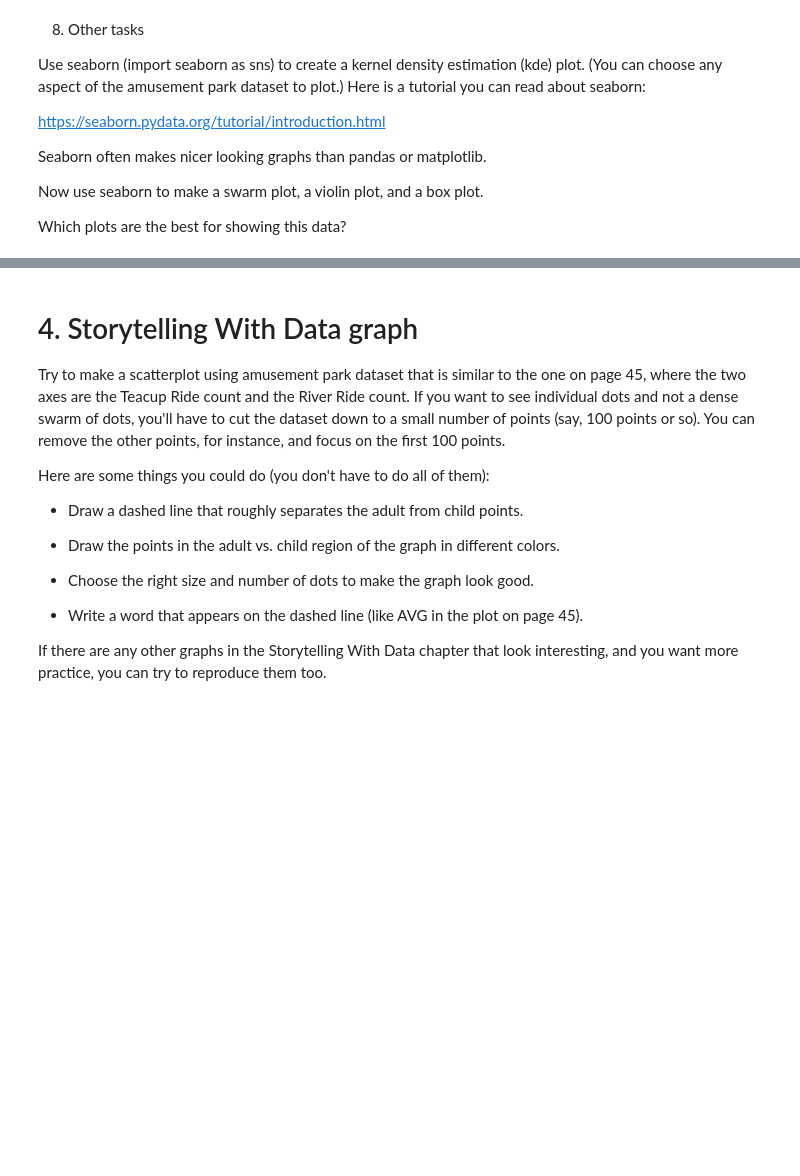
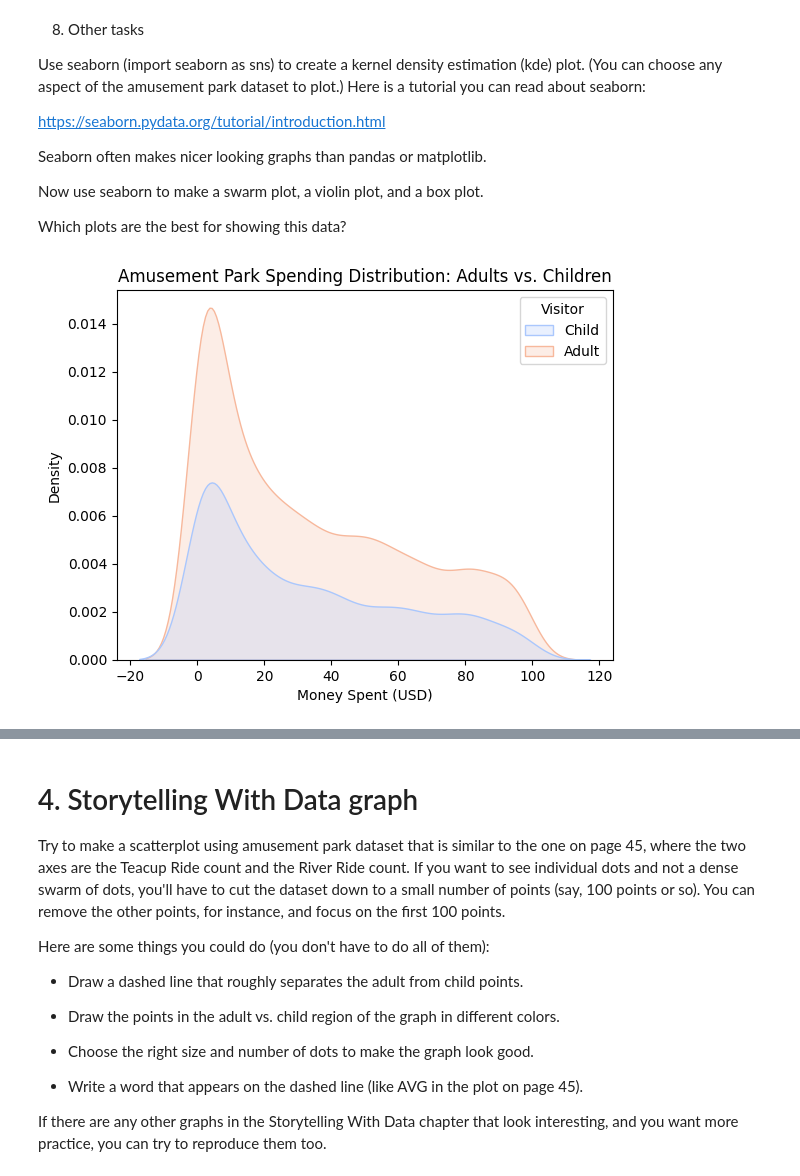
Before and after one commit to aidandig/DX699-ModB2, a Jupyter notebook: Homework/OMDS-ModB2-Week3-DiGregorio-Aidan.ipynb, the cells around one changed output, grey strips where cells are left out. Cells and saved outputs as stored; diff of their text form; code cells hidden in the pictures; blank space fills up the shorter version.

```diff
--- a/Homework/OMDS-ModB2-Week3-DiGregorio-Aidan.ipynb
+++ b/Homework/OMDS-ModB2-Week3-DiGregorio-Aidan.ipynb
@@ -264,3 +477,12 @@ Seaborn often makes nicer looking graphs than pandas or matplotlib.
 Now use seaborn to make a swarm plot, a violin plot, and a box plot.
 
 Which plots are the best for showing this data?
+# %%
+df['Visitor'] = df['IsAdult'].map({True: 'Adult', False: 'Child'})
+
+ax = sns.kdeplot(data=df, x='MoneySpent', hue='Visitor', fill=True, palette='coolwarm')
+plt.title('Amusement Park Spending Distribution: Adults vs. Children')
+plt.xlabel('Money Spent (USD)')
+plt.show()
+# %% [output]
+[figure, added]
```
Also changed, not shown: parts of 15 cells of this notebook.
